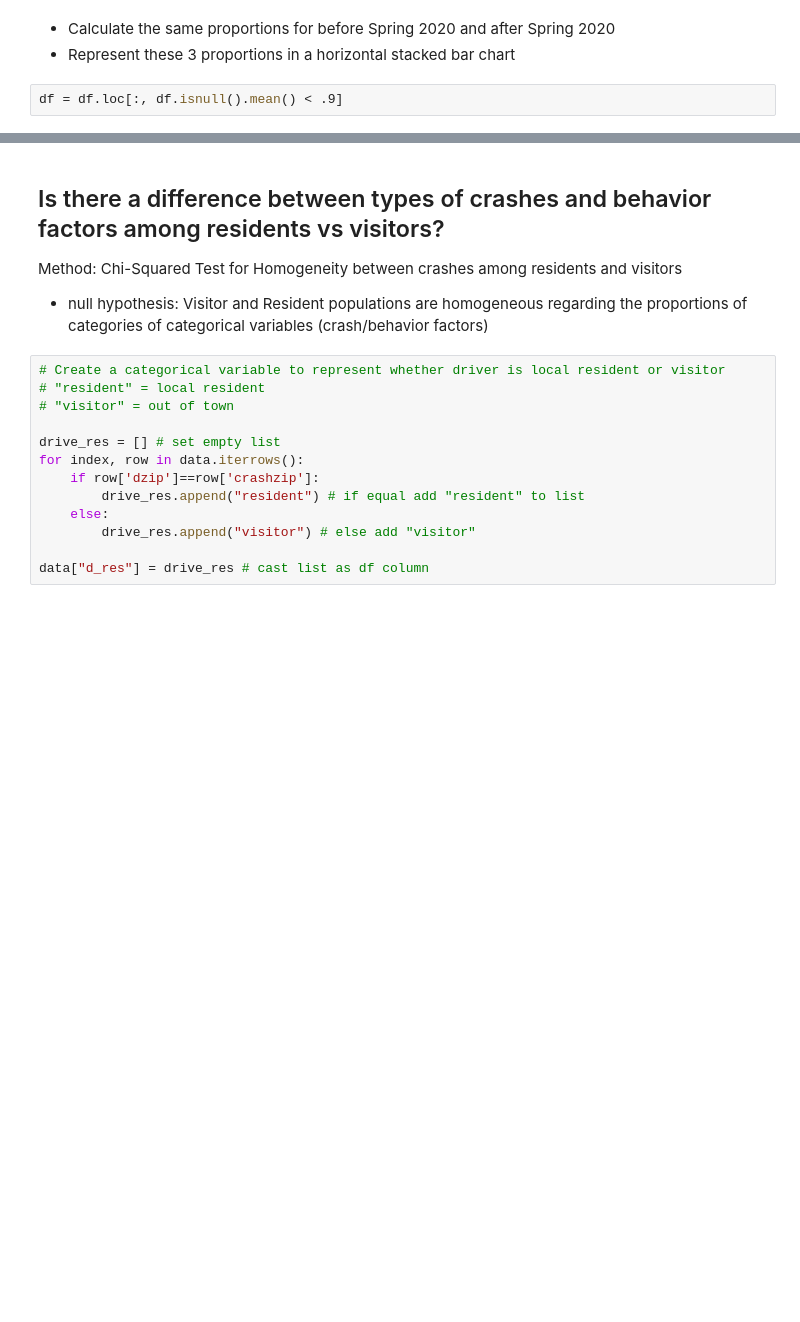
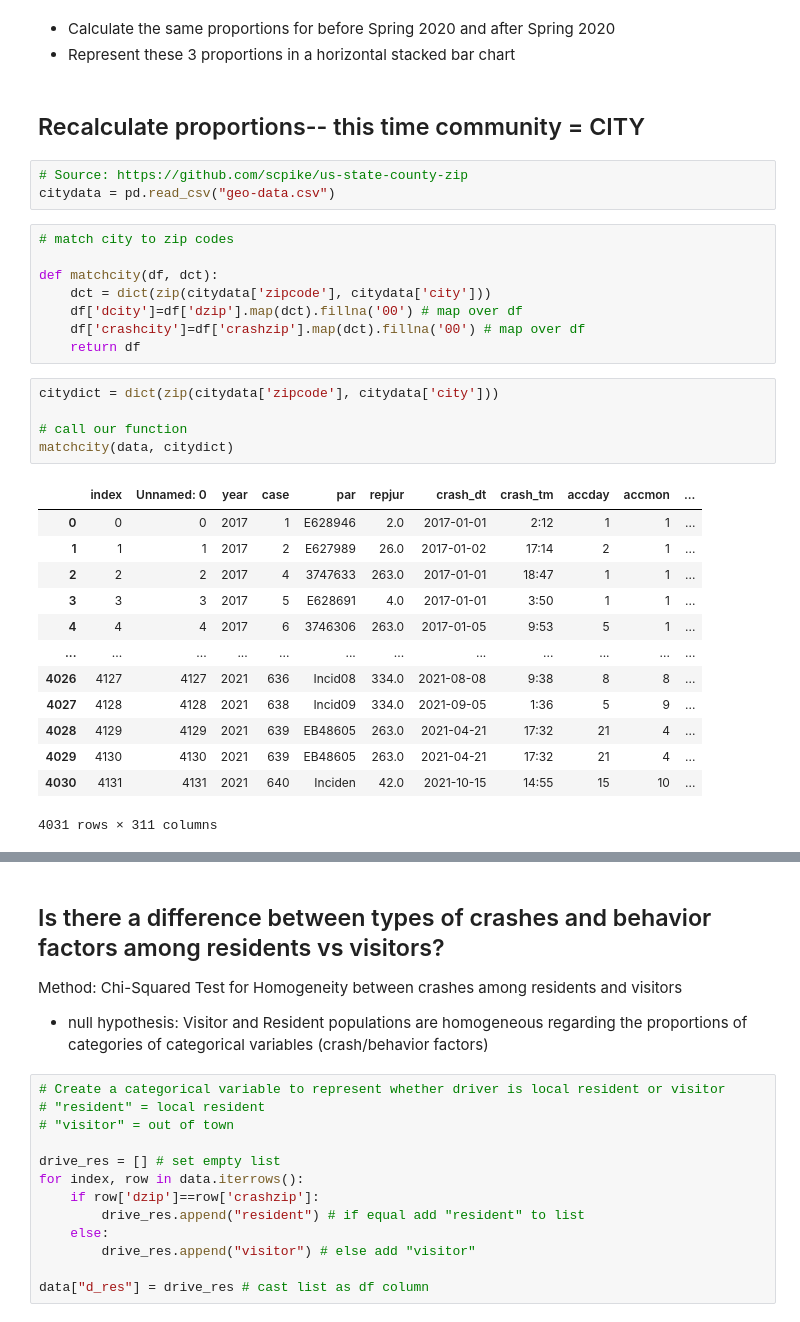
Before and after one commit to uysiri/info-challenge-teamIC23058, a Jupyter notebook: umdinfochallenge.ipynb, the cells around one changed output, grey strips where cells are left out. Drawn from its saved outputs; the diff is of its cells as text; blank space fills up the shorter version.

```diff
--- a/umdinfochallenge.ipynb
+++ b/umdinfochallenge.ipynb
@@ -110,5 +108,35 @@ The proportion of drivers involved in fatal crashes where they live = 0.24311585
 # %% [markdown]
 - Calculate the same proportions for before Spring 2020 and after Spring 2020
 - Represent these 3 proportions in a horizontal stacked bar chart
-# %%
-df = df.loc[:, df.isnull().mean() < .9]
+# %% [markdown]
+## Recalculate proportions-- this time community = CITY
+# %%
+# Source: https://github.com/scpike/us-state-county-zip
+citydata = pd.read_csv("geo-data.csv")
+# %%
+# match city to zip codes
+
+def matchcity(df, dct):
+    dct = dict(zip(citydata['zipcode'], citydata['city']))
+    df['dcity']=df['dzip'].map(dct).fillna('00') # map over df
+    df['crashcity']=df['crashzip'].map(dct).fillna('00') # map over df
+    return df
+# %%
+citydict = dict(zip(citydata['zipcode'], citydata['city']))
+
+# call our function
+matchcity(data, citydict)
+# %% [output]
+|  | index | Unnamed: 0 | year | case | par | repjur | crash_dt | crash_tm | accday | accmon | ... |
+| 0 | 0 | 0 | 2017 | 1 | E628946 | 2.0 | 2017-01-01 | 2:12 | 1 | 1 | ... |
+| 1 | 1 | 1 | 2017 | 2 | E627989 | 26.0 | 2017-01-02 | 17:14 | 2 | 1 | ... |
+| 2 | 2 | 2 | 2017 | 4 | 3747633 | 263.0 | 2017-01-01 | 18:47 | 1 | 1 | ... |
+| 3 | 3 | 3 | 2017 | 5 | E628691 | 4.0 | 2017-01-01 | 3:50 | 1 | 1 | ... |
+| 4 | 4 | 4 | 2017 | 6 | 3746306 | 263.0 | 2017-01-05 | 9:53 | 5 | 1 | ... |
+| ... | ... | ... | ... | ... | ... | ... | ... | ... | ... | ... | ... |
+| 4026 | 4127 | 4127 | 2021 | 636 | Incid08 | 334.0 | 2021-08-08 | 9:38 | 8 | 8 | ... |
+| 4027 | 4128 | 4128 | 2021 | 638 | Incid09 | 334.0 | 2021-09-05 | 1:36 | 5 | 9 | ... |
+| 4028 | 4129 | 4129 | 2021 | 639 | EB48605 | 263.0 | 2021-04-21 | 17:32 | 21 | 4 | ... |
+| 4029 | 4130 | 4130 | 2021 | 639 | EB48605 | 263.0 | 2021-04-21 | 17:32 | 21 | 4 | ... |
+| 4030 | 4131 | 4131 | 2021 | 640 | Inciden | 42.0 | 2021-10-15 | 14:55 | 15 | 10 | ... |
+4031 rows × 311 columns
```
Also changed, not shown: parts of 6 cells of this notebook.
